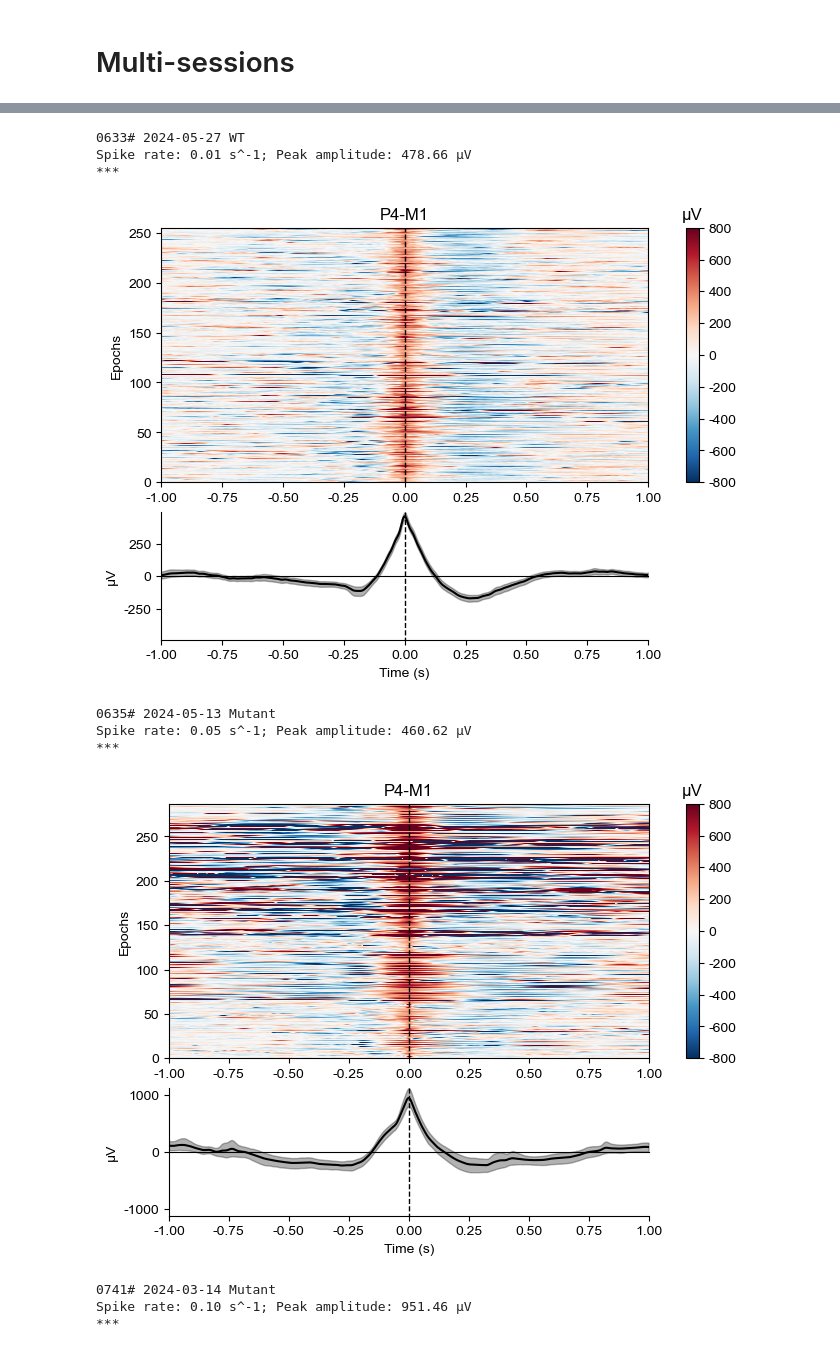
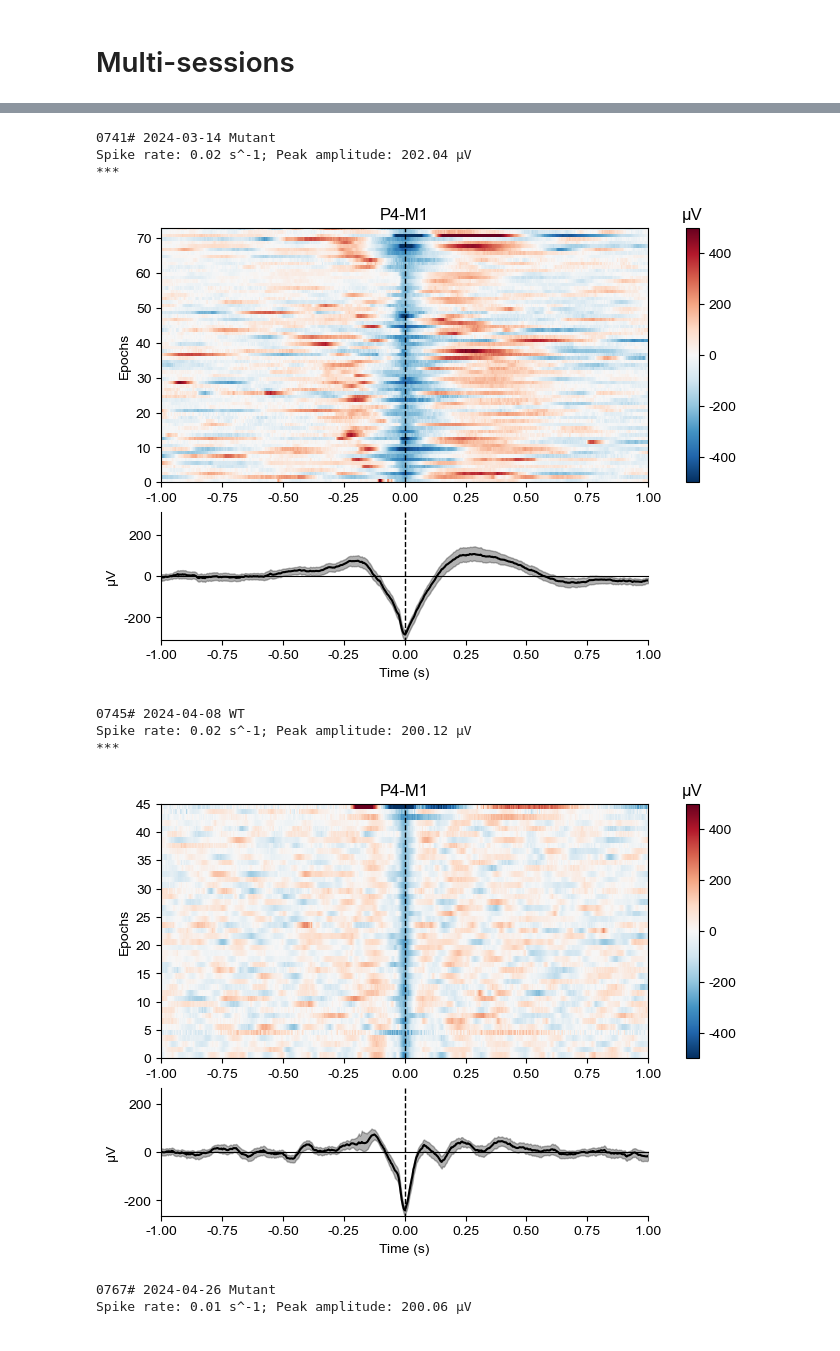
Before and after one commit to Puzzle-Li/as_monkey_eeg, a Jupyter notebook: find_spike_events2.ipynb, the cells around one changed output, grey strips where cells are left out. Cells and saved outputs as stored; diff of their text form; code cells hidden in the pictures.

Commit message:
readjust thr and make table in find_spike_events2.ipynb

```diff
--- a/find_spike_events2.ipynb
+++ b/find_spike_events2.ipynb
@@ -110,11 +109,12 @@ Data
 # Reload annotated data
 # %%
 def _annot_to_mask(raw):
-    events_ignore, _ = mne.events_from_annotations(raw, regexp=None)
-    events_ignore = events_ignore.astype('int')
+    sf = raw.info['sfreq']
+    start_idx = (raw.annotations.onset * sf).astype('int')
+    end_idx = ((raw.annotations.onset + raw.annotations.duration) * sf).astype('int')
     flag_ignore = np.zeros_like(raw.times, dtype='bool')
-    for event in events_ignore:
-        flag_ignore[event[0]:event[0] + event[1]] = True
+    for (si, ei) in zip(start_idx, end_idx):
+        flag_ignore[si:ei] = True
 
     return flag_ignore
 # %%
@@ -181,13 +181,14 @@ for file in files:
     # file = os.path.join(dataset.path['tmp'], animal, session, 'raw.edf')
 
     raw = mne.io.read_raw_edf(file, preload=True, verbose=False)
-    raw.filter(l_freq=0.1, h_freq=30)
 
     raw.set_channel_types({'Loco': 'bio'})
     raw.notch_filter(np.arange(50, 100, 50))
 
     thr_muscle = 2
-    thr_acc = 100
+    min_dur_muscle = 0.5
+    thr_acc = 20
+    thr_eeg = 1200
 
     # muscle
     annot_muscle, scores_muscle = mne.preprocessing.annotate_muscle_zscore(
@@ -198,12 +199,12 @@ for file in files:
         filter_freq=[110, 120],
     )
 
-    annot_muscle = annot_muscle[annot_muscle.duration > 3]
+    annot_muscle = annot_muscle[annot_muscle.duration > min_dur_muscle]
 
     # loco
     acc = raw.get_data(picks='Loco', units='uV').squeeze()
     sf = raw.info['sfreq']
-    bad_start_idx, bad_end_idx, bi_bad = find_over_segs(acc, thr_acc, pad=sf * 1)
+    bad_start_idx, bad_end_idx, bi_bad = find_over_segs(acc, thr_acc, pad=sf * 2)
 
     onsets = bad_start_idx / sf
     durations = (bad_end_idx - bad_start_idx) / sf
@@ -212,13 +213,24 @@ for file in files:
         onsets, durations, descriptions, orig_time=raw.info["meas_date"]
     )
 
-    data = raw.copy().filter(0.1, 30).get_data(picks=raw.ch_names[0], units='uV').squeeze()
-    raw.set_annotations(raw.annotations + annot_loco + annot_muscle)
+    # eeg
+    eeg = raw.get_data(picks=raw.ch_names[0], units='uV').squeeze()
+    bad_start_idx, bad_end_idx, bi_bad = find_over_segs(eeg, thr_eeg, pad=sf * 2)
+
+    onsets = bad_start_idx / sf
+    durations = (bad_end_idx - bad_start_idx) / sf
+    descriptions = ['BAD_eeg'] * len(bad_start_idx)
+    annot_eeg = mne.Annotations(
+        onsets, durations, descriptions, orig_time=raw.info["meas_date"]
+    )
+
+    raw.set_annotations(raw.annotations + annot_loco + annot_muscle + annot_eeg)
 
     # spike
+    data = raw.copy().filter(0.1, 30).get_data(picks=raw.ch_names[0], units='uV').squeeze()
     flag_ignore = _annot_to_mask(raw)
     data[flag_ignore] = np.nan
-    peaks, properties = find_peaks(data, height=300, prominence=400)
+    peaks, properties = find_peaks(-data, height=200, prominence=300, distance=sf, width=(0, 0.5*sf))
 
     onsets = peaks / sf
     durations = np.zeros_like(peaks)
@@ -226,14 +238,14 @@ for file in files:
     annot_spike = mne.Annotations(
         onsets, durations, descriptions, orig_time=raw.info["meas_date"]
     )
-    raw.set_annotations(raw.annotations + annot_spike + annot_loco + annot_muscle)
+    raw.set_annotations(raw.annotations + annot_spike)
     raw.export(raw.filenames[0].replace('.edf', '_spike_detect.edf'), overwrite=True)
 
     # session table
     session_length = raw.times[-1]
     df_sessions_tmp = pd.DataFrame({
         'animal_id': animal,
-        'genotype':group,
+        'genotype': group,
         'session': session,
         'session_length': session_length
     }, index=[0])
@@ -245,15 +257,8 @@ for file in files:
         if spike_events.size > 0:
             epochs = mne.Epochs(raw, spike_events, tmin=-1, tmax=1, event_id=event_id, preload=True)
             if len(epochs) > 30:
-                epochs.plot_image(picks=raw.ch_names[0], vmin=-800, vmax=800)
+                epochs.plot_image(picks=raw.ch_names[0], vmin=-500, vmax=500)
                 plt.show()
-
-                peak_amp = epochs.average().get_data(units='uV', picks=raw.ch_names[0]).max()
-                spike_rate = len(epochs) / raw.times[-1]
-                print(animal, session, group)
-                print(f'Spike rate: {spike_rate:.2f} s^-1; Peak amplitude: {peak_amp:.2f} μV')
-                if spike_rate > 0.01:
-                    print('***')
 
                 peak_onset = epochs.events[:, 0] / sf
                 isi = np.zeros_like(peak_onset)
@@ -273,6 +278,13 @@ for file in files:
 
                 df_peak_property = pd.concat([df_peak_property, df_peak_property_tmp])
 
+                peak_amp = df_peak_property_tmp['peak_heights'].min()
+                spike_rate = len(epochs) / raw.times[-1]
+                print(animal, session, group)
+                print(f'Spike rate: {spike_rate:.2f} s^-1; Peak amplitude: {peak_amp:.2f} μV')
+                if spike_rate > 0.01:
+                    print('***')
+
     else:
         spike_rate = 0
         peak_amp = 0
@@ -289,11 +300,10 @@ Spike rate: 0.01 s^-1; Peak amplitude: 418.33 μV
-0633# 2024-05-27 WT
-Spike rate: 0.01 s^-1; Peak amplitude: 478.66 μV
+0741# 2024-03-14 Mutant
+Spike rate: 0.02 s^-1; Peak amplitude: 202.04 μV
 ***
-[figure, old version]
+[figure, new version]
-0635# 2024-05-13 Mutant
-Spike rate: 0.05 s^-1; Peak amplitude: 460.62 μV
+0745# 2024-04-08 WT
+Spike rate: 0.02 s^-1; Peak amplitude: 200.12 μV
 ***
-[figure, old version]
+[figure, new version]
-0741# 2024-03-14 Mutant
-Spike rate: 0.10 s^-1; Peak amplitude: 951.46 μV
-***
+0767# 2024-04-26 Mutant
+Spike rate: 0.01 s^-1; Peak amplitude: 200.06 μV
```
Also changed, not shown: parts of 3 cells of this notebook, 2 other files.
